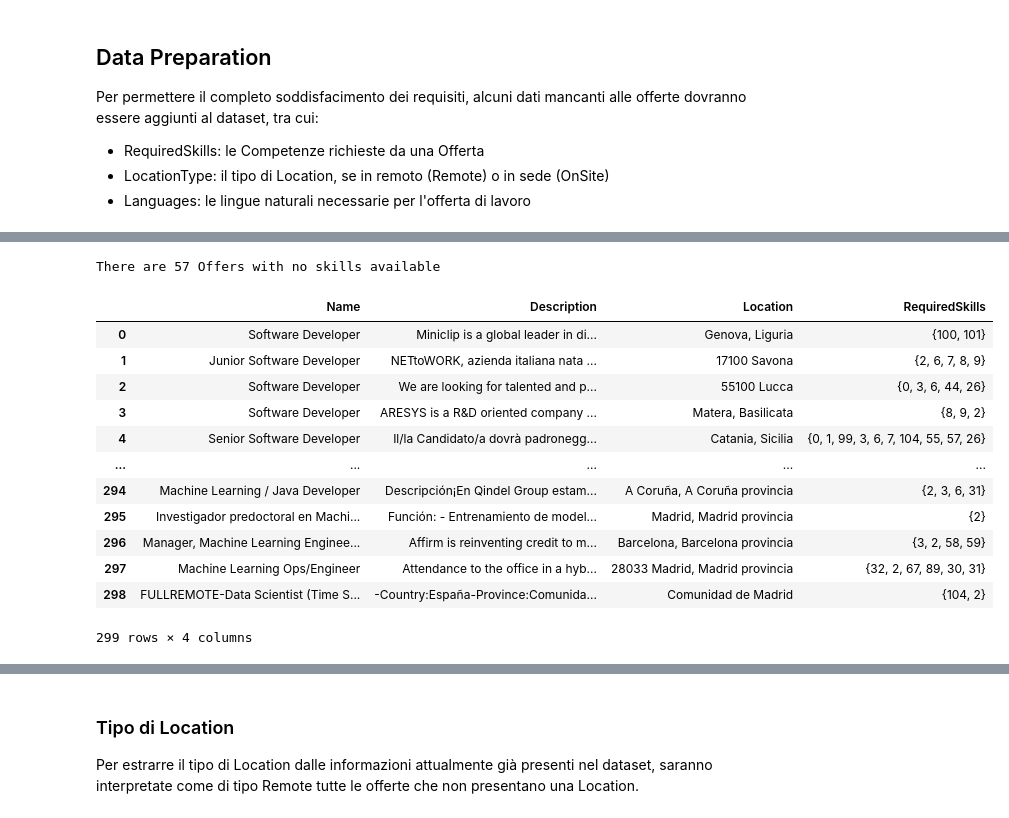
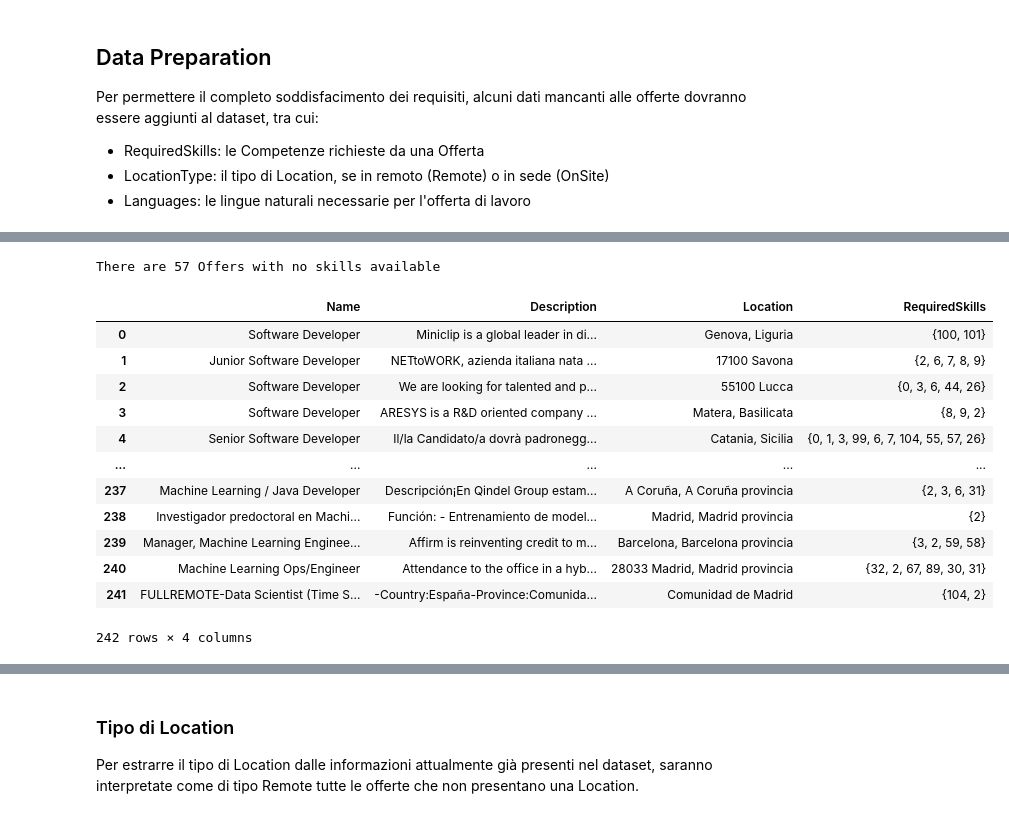
Before and after one commit to antoninoLorenzo/RecommenderSystem_TC, a Jupyter notebook: demo/notebooks/offers.ipynb, the cells around one changed output, grey strips where cells are left out. Saved outputs shown, nothing was run; the diff lists cells and outputs as text; code cells hidden in the pictures.

```diff
--- a/demo/notebooks/offers.ipynb
+++ b/demo/notebooks/offers.ipynb
@@ -211,43 +189,38 @@ removal['.'] = ' .'
 # %%
-# offers_frame['RequiredSkills'] = ''
-with_no_skills = 0
+# Get Skill list
+skills_list = [skill.lower() for skill in skills_frame['SKILL'].tolist()]
 
-required_skills_tmp = [] # used for the skill analysis section below
-required_skills_id = [] # used for storing required skill IDs in the dataframe
 
+# Extract skills from descriptions and add new column
+required_skills = []
 for i, offer_description in enumerate(offers_frame.loc[:, 'Description']):
     desc = remove_symbols(offer_description, removal)
     offer_skills = extract_symbols(desc, skills_list)
-    if not offer_skills:
-        with_no_skills += 1
-        required_skills_id.append(np.NaN)
-        # print(f'\n{i}: No Skills')
-        # print(offer_description)
-    else:
-        # print(f'{i}: {offer_skills}')
-        # offers_frame.loc[i, "RequiredSkills"] = ', '.join(offer_skills)
-        required_skills_tmp.append(offer_skills)
-        required_skills_id.append(
-            translate_skills(offer_skills, toId=True)
-        )
+    required_skills.append(translate_skills(offer_skills, toId=True))
+offers_frame.insert(len(offers_frame.columns), "RequiredSkills", required_skills)
 
-offers_frame.loc[:, 'RequiredSkills'] = required_skills_id
-print(f'There are {with_no_skills} Offers with no skills available')
+length_raw = len(offers_frame)
 
+# Remove offers with no required skills
+offers_frame['RequiredSkills'] = offers_frame['RequiredSkills'].apply(lambda x: np.NaN if not x else x)
+offers_frame.dropna(subset='RequiredSkills', inplace=True)
+offers_frame.reset_index(drop=True, inplace=True)
+
+length_processed = len(offers_frame)
+print(f'There are {abs(length_processed - length_raw)} Offers with no skills available')
 offers_frame
-# offers_frame
 # %% [output]
 There are 57 Offers with no skills available
 |  | Name | Description | Location | RequiredSkills |
 | 0 | Software Developer | Miniclip is a global leader in di... | Genova, Liguria | {100, 101} |
 | 1 | Junior Software Developer | NETtoWORK, azienda italiana nata ... | 17100 Savona | {2, 6, 7, 8, 9} |
 | 2 | Software Developer | We are looking for talented and p... | 55100 Lucca | {0, 3, 6, 44, 26} |
 | 3 | Software Developer | ARESYS is a R&D oriented company ... | Matera, Basilicata | {8, 9, 2} |
-| 4 | Senior Software Developer | Il/la Candidato/a dovrà padronegg... | Catania, Sicilia | {0, 1, 99, 3, 6, 7, 104, 55, 57, 26} |
+| 4 | Senior Software Developer | Il/la Candidato/a dovrà padronegg... | Catania, Sicilia | {0, 1, 3, 99, 6, 7, 104, 55, 57, 26} |
 | ... | ... | ... | ... | ... |
-| 294 | Machine Learning / Java Developer | Descripción¡En Qindel Group estam... | A Coruña, A Coruña provincia | {2, 3, 6, 31} |
-| 295 | Investigador predoctoral en Machi... | Función: - Entrenamiento de model... | Madrid, Madrid provincia | {2} |
-| 296 | Manager, Machine Learning Enginee... | Affirm is reinventing credit to m... | Barcelona, Barcelona provincia | {3, 2, 58, 59} |
-| 297 | Machine Learning Ops/Engineer | Attendance to the office in a hyb... | 28033 Madrid, Madrid provincia | {32, 2, 67, 89, 30, 31} |
-| 298 | FULLREMOTE-Data Scientist (Time S... | -Country:España-Province:Comunida... | Comunidad de Madrid | {104, 2} |
+| 237 | Machine Learning / Java Developer | Descripción¡En Qindel Group estam... | A Coruña, A Coruña provincia | {2, 3, 6, 31} |
+| 238 | Investigador predoctoral en Machi... | Función: - Entrenamiento de model... | Madrid, Madrid provincia | {2} |
+| 239 | Manager, Machine Learning Enginee... | Affirm is reinventing credit to m... | Barcelona, Barcelona provincia | {3, 2, 59, 58} |
+| 240 | Machine Learning Ops/Engineer | Attendance to the office in a hyb... | 28033 Madrid, Madrid provincia | {32, 2, 67, 89, 30, 31} |
+| 241 | FULLREMOTE-Data Scientist (Time S... | -Country:España-Province:Comunida... | Comunidad de Madrid | {104, 2} |
-299 rows × 4 columns
+242 rows × 4 columns
```
Also changed, not shown: parts of 12 cells of this notebook.
